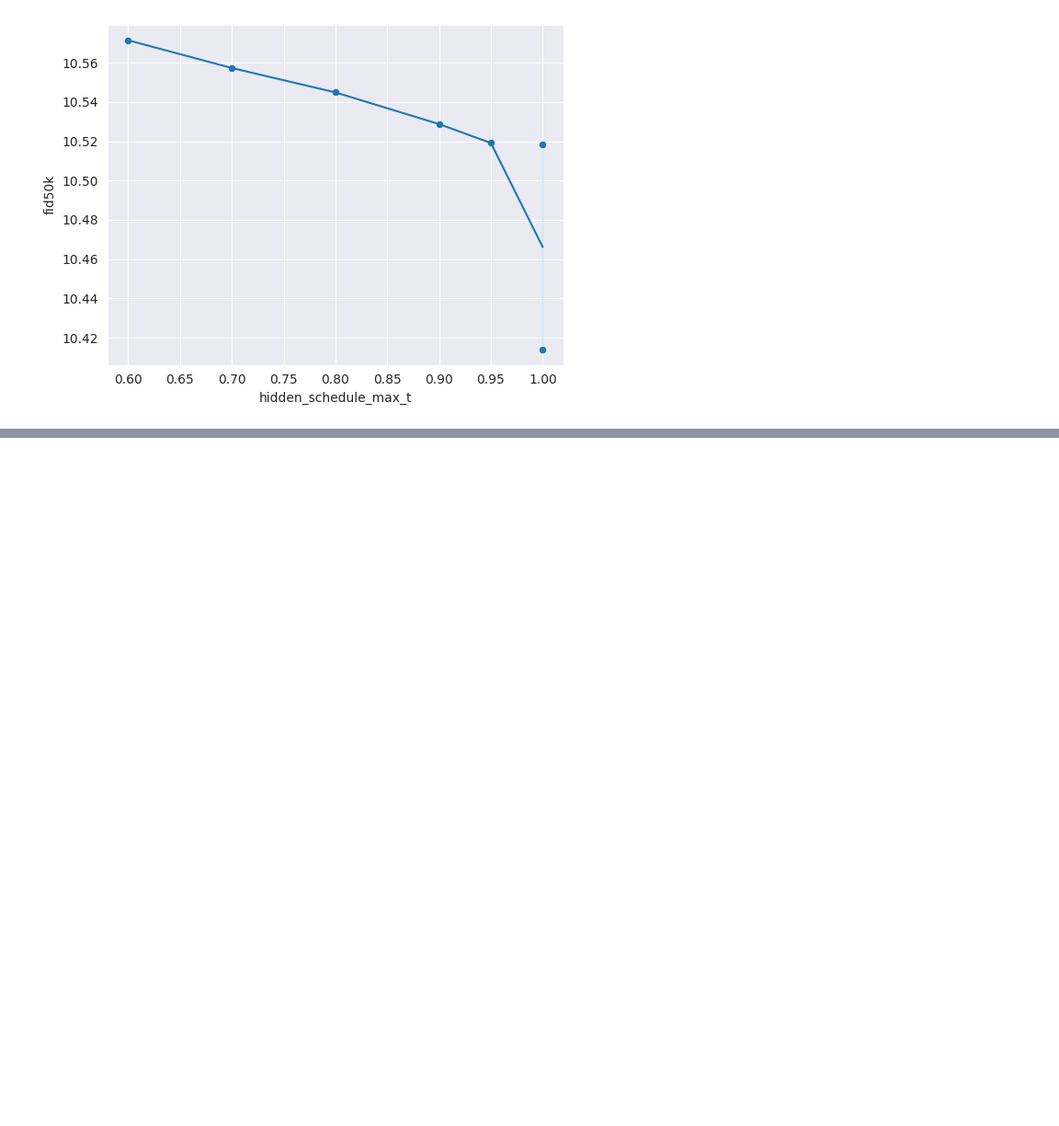
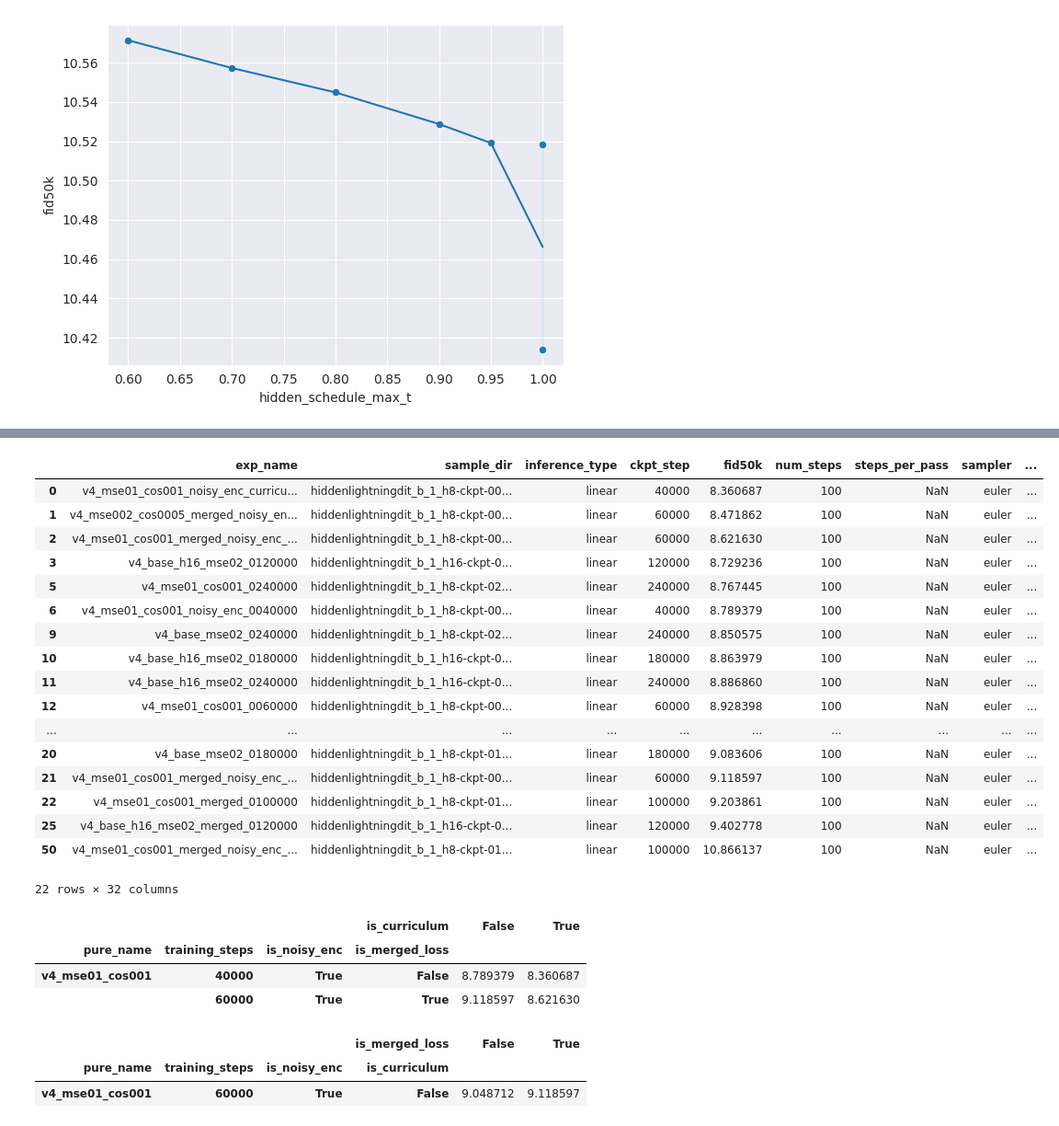
Before and after one commit to BartekPog/sfd-encoder, a Jupyter notebook: notebooks/fid_tables.ipynb, the cells around one changed output, grey strips where cells are left out. Shown at 92% size. Drawn from its saved outputs; the diff is of its cells as text; code cells hidden in the pictures; blank space fills up the shorter version.

```diff
--- a/notebooks/fid_tables.ipynb
+++ b/notebooks/fid_tables.ipynb
@@ -226,0 +242,65 @@ df[df.inference_type == "encodefirst"].sort_values(by="fid50k")
+# %%
+
+df = df[
+    (df["exp_base_name"].str.startswith("v4"))
+    & (df["inference_type"] == "linear")
+].sort_values(by="fid50k").copy()
+df
+# %% [output]
+|  | exp_name | sample_dir | inference_type | ckpt_step | fid50k | num_steps | steps_per_pass | sampler | ... |
+| 0 | v4_mse01_cos001_noisy_enc_curricu... | hiddenlightningdit_b_1_h8-ckpt-00... | linear | 40000 | 8.360687 | 100 | NaN | euler | ... |
+| 1 | v4_mse002_cos0005_merged_noisy_en... | hiddenlightningdit_b_1_h8-ckpt-00... | linear | 60000 | 8.471862 | 100 | NaN | euler | ... |
+| 2 | v4_mse01_cos001_merged_noisy_enc_... | hiddenlightningdit_b_1_h8-ckpt-00... | linear | 60000 | 8.621630 | 100 | NaN | euler | ... |
+| 3 | v4_base_h16_mse02_0120000 | hiddenlightningdit_b_1_h16-ckpt-0... | linear | 120000 | 8.729236 | 100 | NaN | euler | ... |
+| 5 | v4_mse01_cos001_0240000 | hiddenlightningdit_b_1_h8-ckpt-02... | linear | 240000 | 8.767445 | 100 | NaN | euler | ... |
+| 6 | v4_mse01_cos001_noisy_enc_0040000 | hiddenlightningdit_b_1_h8-ckpt-00... | linear | 40000 | 8.789379 | 100 | NaN | euler | ... |
+| 9 | v4_base_mse02_0240000 | hiddenlightningdit_b_1_h8-ckpt-02... | linear | 240000 | 8.850575 | 100 | NaN | euler | ... |
+| 10 | v4_base_h16_mse02_0180000 | hiddenlightningdit_b_1_h16-ckpt-0... | linear | 180000 | 8.863979 | 100 | NaN | euler | ... |
+| 11 | v4_base_h16_mse02_0240000 | hiddenlightningdit_b_1_h16-ckpt-0... | linear | 240000 | 8.886860 | 100 | NaN | euler | ... |
+| 12 | v4_mse01_cos001_0060000 | hiddenlightningdit_b_1_h8-ckpt-00... | linear | 60000 | 8.928398 | 100 | NaN | euler | ... |
+| ... | ... | ... | ... | ... | ... | ... | ... | ... | ... |
+| 20 | v4_base_mse02_0180000 | hiddenlightningdit_b_1_h8-ckpt-01... | linear | 180000 | 9.083606 | 100 | NaN | euler | ... |
+| 21 | v4_mse01_cos001_merged_noisy_enc_... | hiddenlightningdit_b_1_h8-ckpt-00... | linear | 60000 | 9.118597 | 100 | NaN | euler | ... |
+| 22 | v4_mse01_cos001_merged_0100000 | hiddenlightningdit_b_1_h8-ckpt-01... | linear | 100000 | 9.203861 | 100 | NaN | euler | ... |
+| 25 | v4_base_h16_mse02_merged_0120000 | hiddenlightningdit_b_1_h16-ckpt-0... | linear | 120000 | 9.402778 | 100 | NaN | euler | ... |
+| 50 | v4_mse01_cos001_merged_noisy_enc_... | hiddenlightningdit_b_1_h8-ckpt-01... | linear | 100000 | 10.866137 | 100 | NaN | euler | ... |
+22 rows × 32 columns
+# %%
+df["is_merged_loss"] = df["exp_base_name"].str.contains("merged")
+df["is_noisy_enc"] = df["exp_base_name"].str.contains("noisy_enc")
+df["is_curriculum"] = df["exp_base_name"].str.contains("curriculum")
+
+df["pure_name"] = df["exp_base_name"].apply(lambda x: x.split("_merged")[0].split("_curriculum")[0].split("_noisy_enc")[0])
+
+# df[
+#     (df["training_steps"] == 60_000)
+#     & (df["exp_base_name"].str.startswith("v4_mse01_cos001"))
+#     & (df["exp_base_name"].str.endswith("_noisy_enc"))
+# ][['exp_base_name', 'fid50k']]
+
+# df[
+#     # (df["training_steps"] == 60_000)
+#     # & (df["exp_base_name"].str.startswith("v4_mse01_cos001"))
+#     # (df.is_noisy_enc)
+
+# ]
+# df.pivot_table(index=["pure_name", "training_steps"], values="fid50k", columns="is_merged_loss", aggfunc="count")
+tab_df = df.pivot_table(index=["pure_name", "training_steps", "is_noisy_enc", "is_merged_loss"], values="fid50k", columns="is_curriculum", aggfunc="min")
+tab_df[(tab_df[True].notna()) & (tab_df[False].notna())]
+# tab_df
+# [['exp_base_name', 'fid50k']]
+# %% [output]
+|  |  |  | is_curriculum | False | True |
+| pure_name | training_steps | is_noisy_enc | is_merged_loss |  |  |
+| v4_mse01_cos001 | 40000 | True | False | 8.789379 | 8.360687 |
+|  | 60000 | True | True | 9.118597 | 8.621630 |
+# %%
+df[
+    (df["training_steps"] == 60_000)
+    & (df["exp_base_name"].str.startswith("v4_mse01_cos001"))
+    & (df.is_noisy_enc)
+].pivot_table(index=["pure_name", "training_steps", "is_noisy_enc", "is_curriculum"], values="fid50k", columns="is_merged_loss", aggfunc="min")
+# %% [output]
+|  |  |  | is_merged_loss | False | True |
+| pure_name | training_steps | is_noisy_enc | is_curriculum |  |  |
+| v4_mse01_cos001 | 60000 | True | False | 9.048712 | 9.118597 |
```
Also changed, not shown: parts of 15 cells of this notebook, 26 other files.
